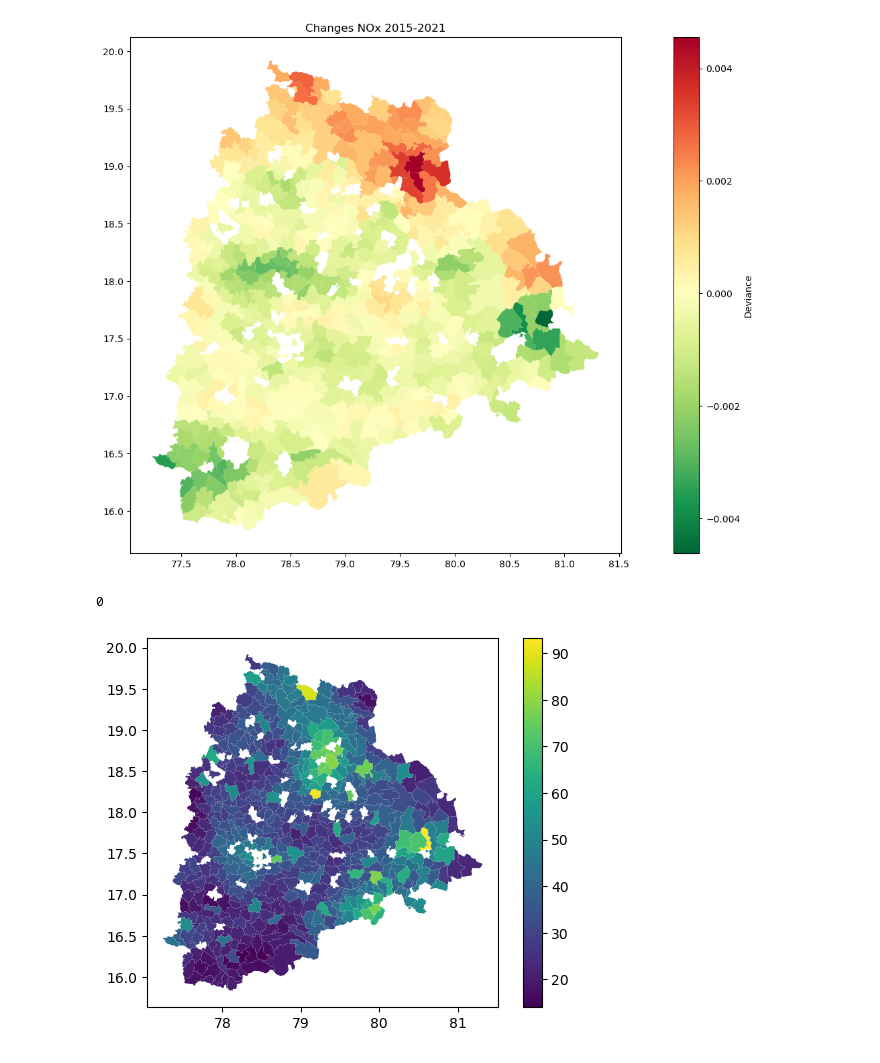
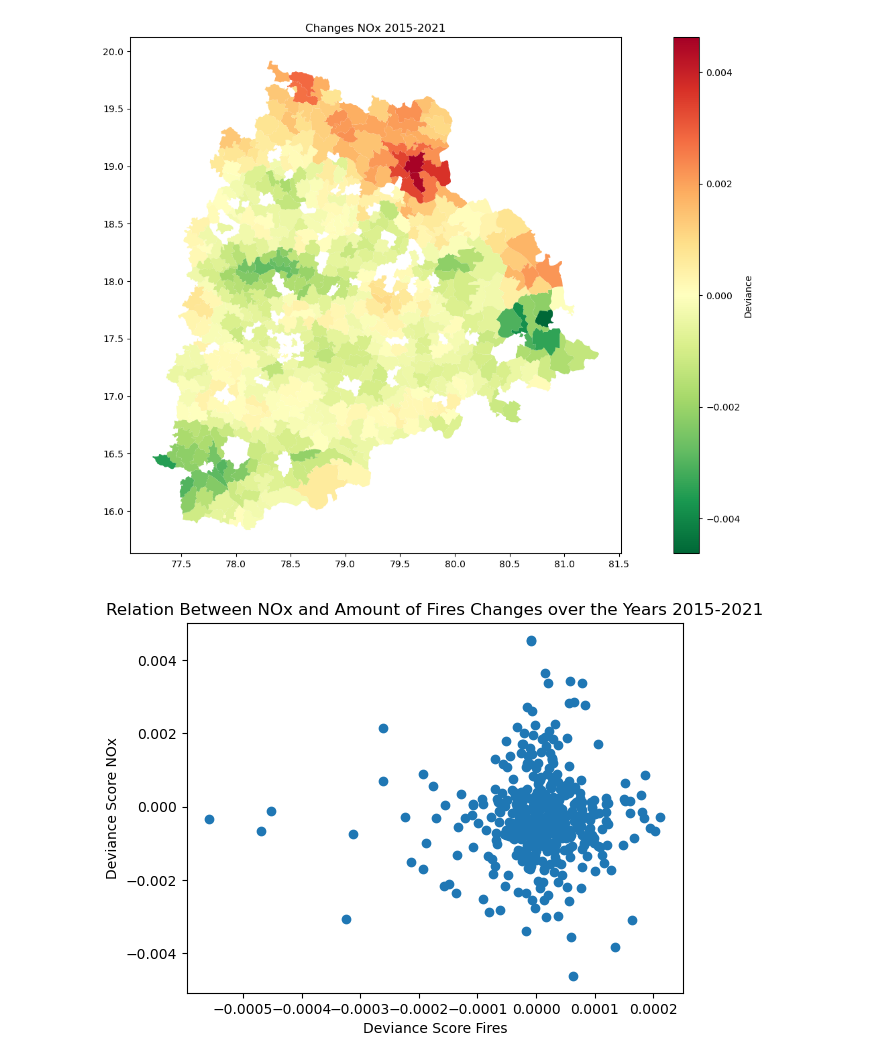
Before and after one commit to undpindia/dicra, a Jupyter notebook: analytics/notebooks/crop_fires/DPPD_Jesse/NOx/NOx.ipynb, the cells around one changed output. Saved outputs shown, nothing was run; the diff lists cells and outputs as text; code cells hidden in the pictures.

```diff
--- a/analytics/notebooks/crop_fires/DPPD_Jesse/NOx/NOx.ipynb
+++ b/analytics/notebooks/crop_fires/DPPD_Jesse/NOx/NOx.ipynb
@@ -174,11 +148,17 @@ plt.savefig(text + '.png')
 # %% [output]
 [figure]
-# %%
-DPPD
-# %% [output]
-0
-# %%
-NOx_df.plot(column = '2015-01-01', legend = True)
-plt.show()
-# %% [output]
-[figure, removed]
+# %%
+os.chdir('c:\\Users\\Jesse\\OneDrive\\Documenten\\Master BAOR\\Thesis\\GitHub\\dicra\\analytics\\notebooks\\crop_fires\\DPPD_Jesse\\Fires\\results')
+DPPD_Fires = pd.read_csv('DPPD_Fires_2021.csv', index_col = 0)
+DPPD_Fires.columns = ['index', 'Slope Score Fires', 'geometry']
+# %%
+Corr = DPPD_Fires.merge(DPPD_df[['Slope Score', 'index']], how = 'left', on = ['index'])
+# %%
+plt.scatter(Corr['Slope Score Fires'], Corr['Slope Score'])
+plt.title('Relation Between NOx and Amount of Fires Changes over the Years 2015-2021')
+plt.xlabel('Deviance Score Fires')
+plt.ylabel('Deviance Score NOx')
+plt.savefig('Relation between NOx and Fires Changes', bbox_inches='tight')
+plt.show()
+# %% [output]
+[figure, added]
```
Also changed, not shown: parts of 7 cells of this notebook, 9 other files.
